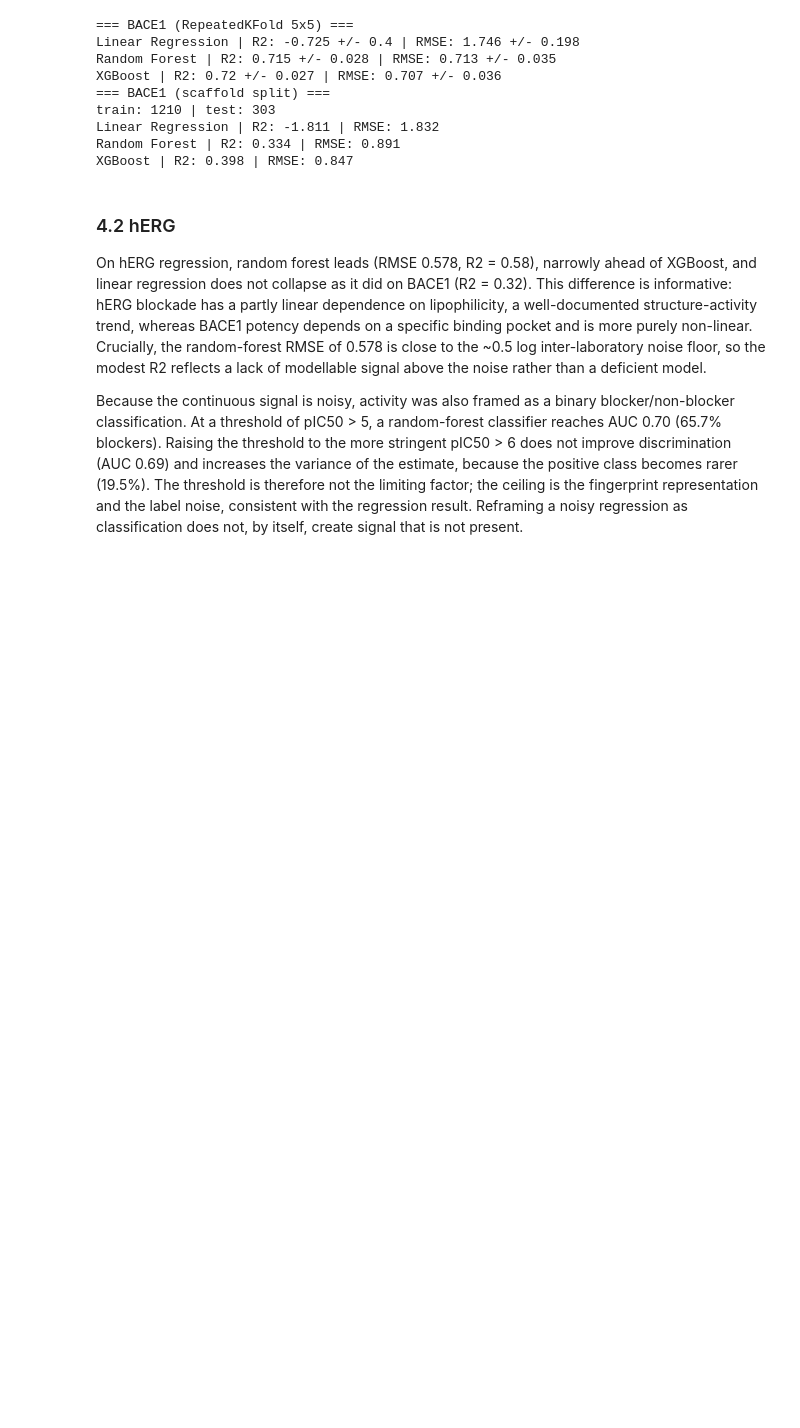
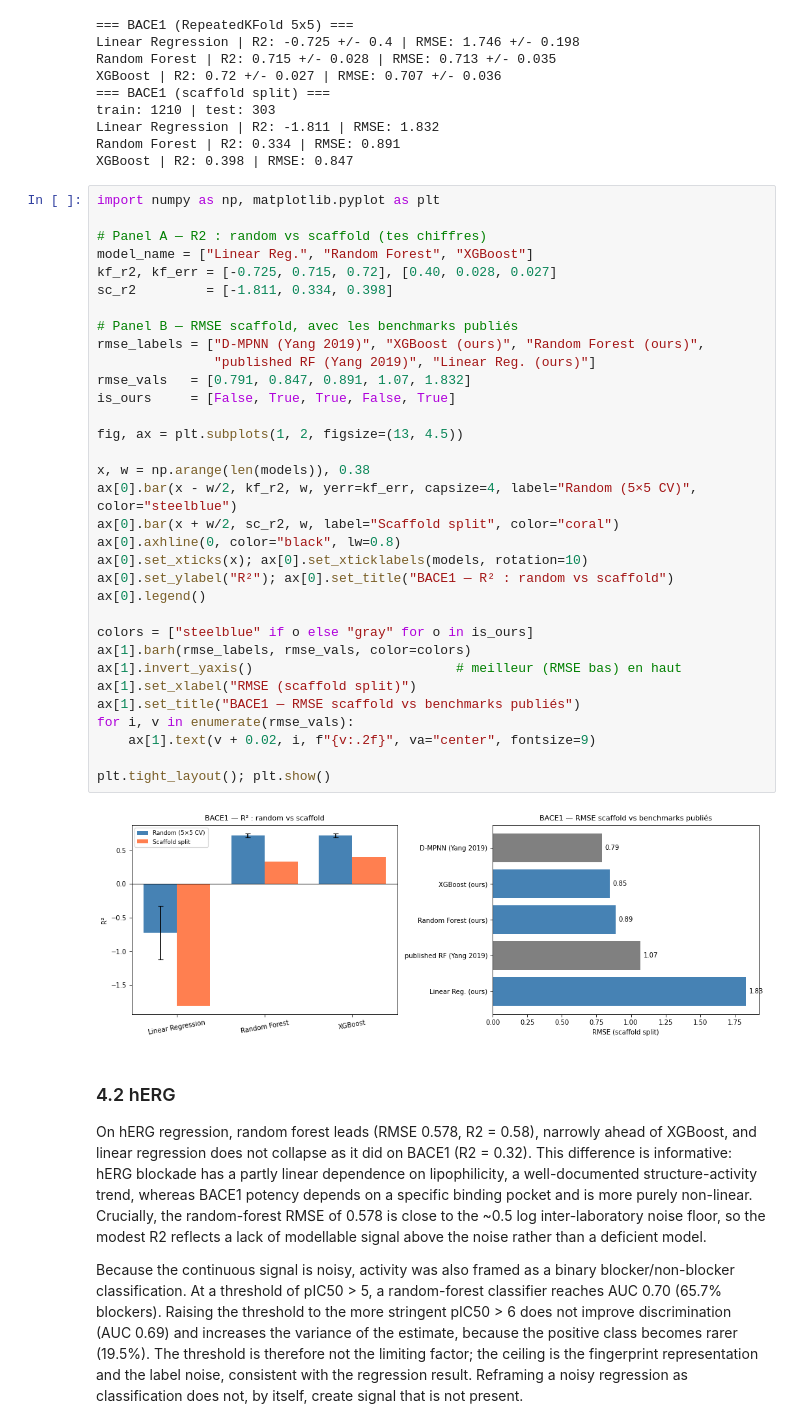
Before and after one commit to nicolascouret/cheminformatics, a Jupyter notebook: notebooks/05_biological_activity_prediction.ipynb, the cells around one changed output. Saved outputs shown, nothing was run; the diff lists cells and outputs as text; blank space fills up the shorter version.

Commit message:
addition of figures

```diff
--- a/notebooks/05_biological_activity_prediction.ipynb
+++ b/notebooks/05_biological_activity_prediction.ipynb
@@ -300,6 +300,41 @@ train: 1210 | test: 303
 Linear Regression | R2: -1.811 | RMSE: 1.832
 Random Forest | R2: 0.334 | RMSE: 0.891
 XGBoost | R2: 0.398 | RMSE: 0.847
+# %%
+import numpy as np, matplotlib.pyplot as plt
+
+# Panel A — R2 : random vs scaffold (tes chiffres)
+model_name = ["Linear Reg.", "Random Forest", "XGBoost"]
+kf_r2, kf_err = [-0.725, 0.715, 0.72], [0.40, 0.028, 0.027]
+sc_r2         = [-1.811, 0.334, 0.398]
+
+# Panel B — RMSE scaffold, avec les benchmarks publiés
+rmse_labels = ["D-MPNN (Yang 2019)", "XGBoost (ours)", "Random Forest (ours)",
+               "published RF (Yang 2019)", "Linear Reg. (ours)"]
+rmse_vals   = [0.791, 0.847, 0.891, 1.07, 1.832]
+is_ours     = [False, True, True, False, True]
+
+fig, ax = plt.subplots(1, 2, figsize=(13, 4.5))
+
+x, w = np.arange(len(models)), 0.38
+ax[0].bar(x - w/2, kf_r2, w, yerr=kf_err, capsize=4, label="Random (5×5 CV)", color="steelblue")
+ax[0].bar(x + w/2, sc_r2, w, label="Scaffold split", color="coral")
+ax[0].axhline(0, color="black", lw=0.8)
+ax[0].set_xticks(x); ax[0].set_xticklabels(models, rotation=10)
+ax[0].set_ylabel("R²"); ax[0].set_title("BACE1 — R² : random vs scaffold")
+ax[0].legend()
+
+colors = ["steelblue" if o else "gray" for o in is_ours]
+ax[1].barh(rmse_labels, rmse_vals, color=colors)
+ax[1].invert_yaxis()                          # meilleur (RMSE bas) en haut
+ax[1].set_xlabel("RMSE (scaffold split)")
+ax[1].set_title("BACE1 — RMSE scaffold vs benchmarks publiés")
+for i, v in enumerate(rmse_vals):
+    ax[1].text(v + 0.02, i, f"{v:.2f}", va="center", fontsize=9)
+
+plt.tight_layout(); plt.show()
+# %% [output]
+[figure, added]
 # %% [markdown]
 ### 4.2 hERG
 
```
Also changed, not shown: parts of 4 cells of this notebook.
